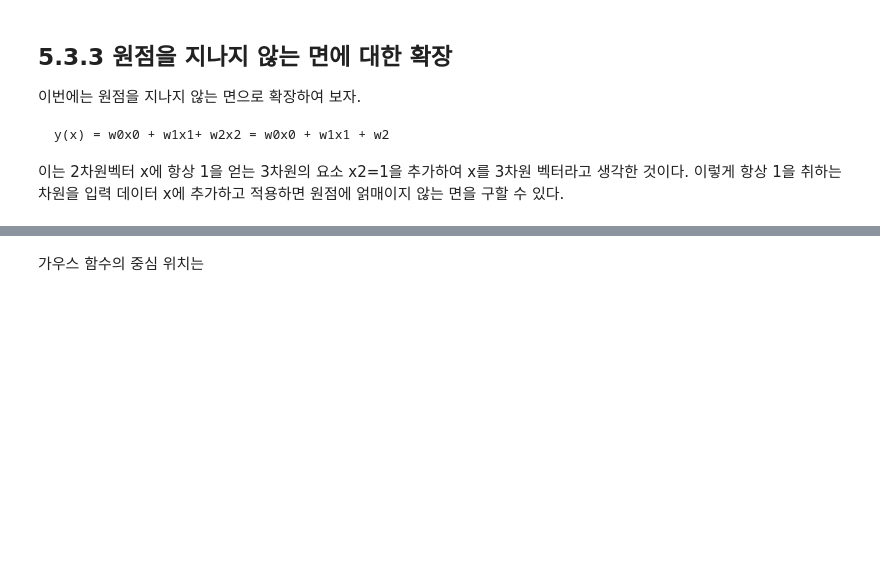
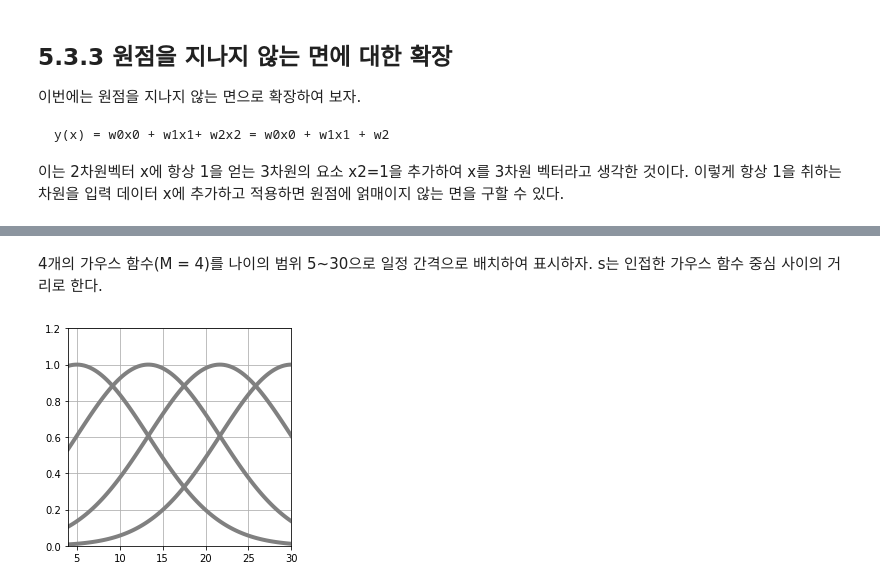
Before and after one commit to seongsilheo/Machine-Learning, a Jupyter notebook: Machine-Learning-Basic/05_지도학습-회귀.ipynb, the cells around one changed output, grey strips where cells are left out. Cells and saved outputs as stored; diff of their text form; code cells hidden in the pictures; blank space fills up the shorter version.

```diff
--- a/Machine-Learning-Basic/05_지도학습-회귀.ipynb
+++ b/Machine-Learning-Basic/05_지도학습-회귀.ipynb
@@ -402,2 +402,36 @@ SD=0.500 cm
-# %% [markdown]
-가우스 함수의 중심 위치는
+# %%
+# --- 리스트 5-2-(1)
+import numpy as np
+import matplotlib.pyplot as plt
+%matplotlib inline
+
+
+# 데이터 로드 ----------------------------
+outfile = np.load('ch5_data.npz')
+X = outfile['X']
+X_min = outfile['X_min']
+X_max = outfile['X_max']
+X_n = outfile['X_n']
+T = outfile['T']
+# %%
+def gauss(x, mu, s):
+    return np.exp(-(x-mu)**2 / (2 * s**2))
+# %% [markdown]
+4개의 가우스 함수(M = 4)를 나이의 범위 5~30으로 일정 간격으로 배치하여 표시하자. s는 인접한 가우스 함수 중심 사이의 거리로 한다.
+# %%
+# 리스트 5-2-(3)
+# 메인 --------------------------------
+M=4
+plt.figure(figsize=(4,4))
+mu = np.linspace(5,30,M)
+s= mu[1] - mu[0] # (A)
+xb = np.linspace(X_min, X_max, 100)
+for j in range(M):
+    y = gauss(xb, mu[j], s)
+    plt.plot(xb, y, color='gray', linewidth=4)
+plt.grid(True)
+plt.xlim(X_min,X_max)
+plt.ylim(0,1.2)
+plt.show()
+# %% [output]
+[figure, added]
```
Also changed, not shown: parts of 35 cells of this notebook.
